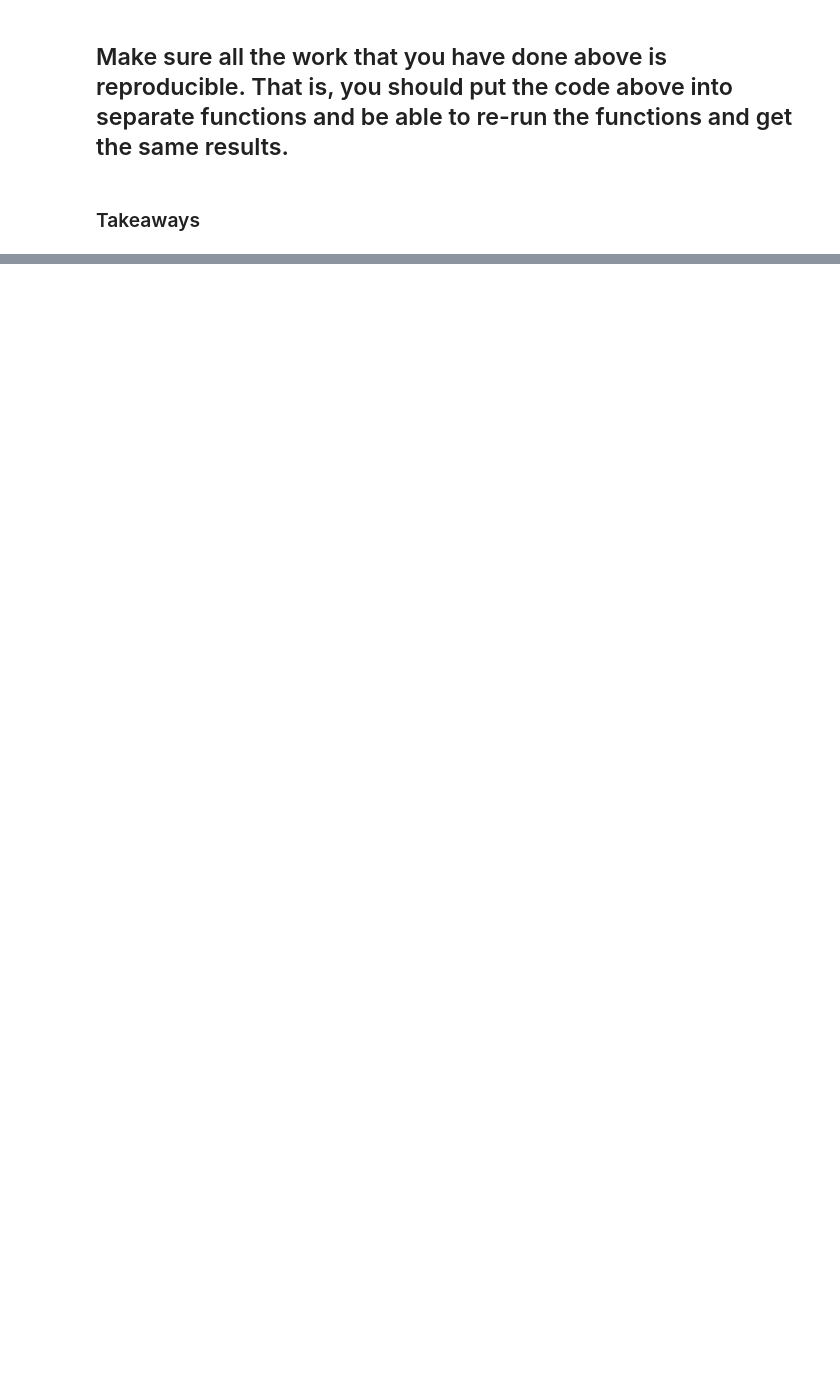
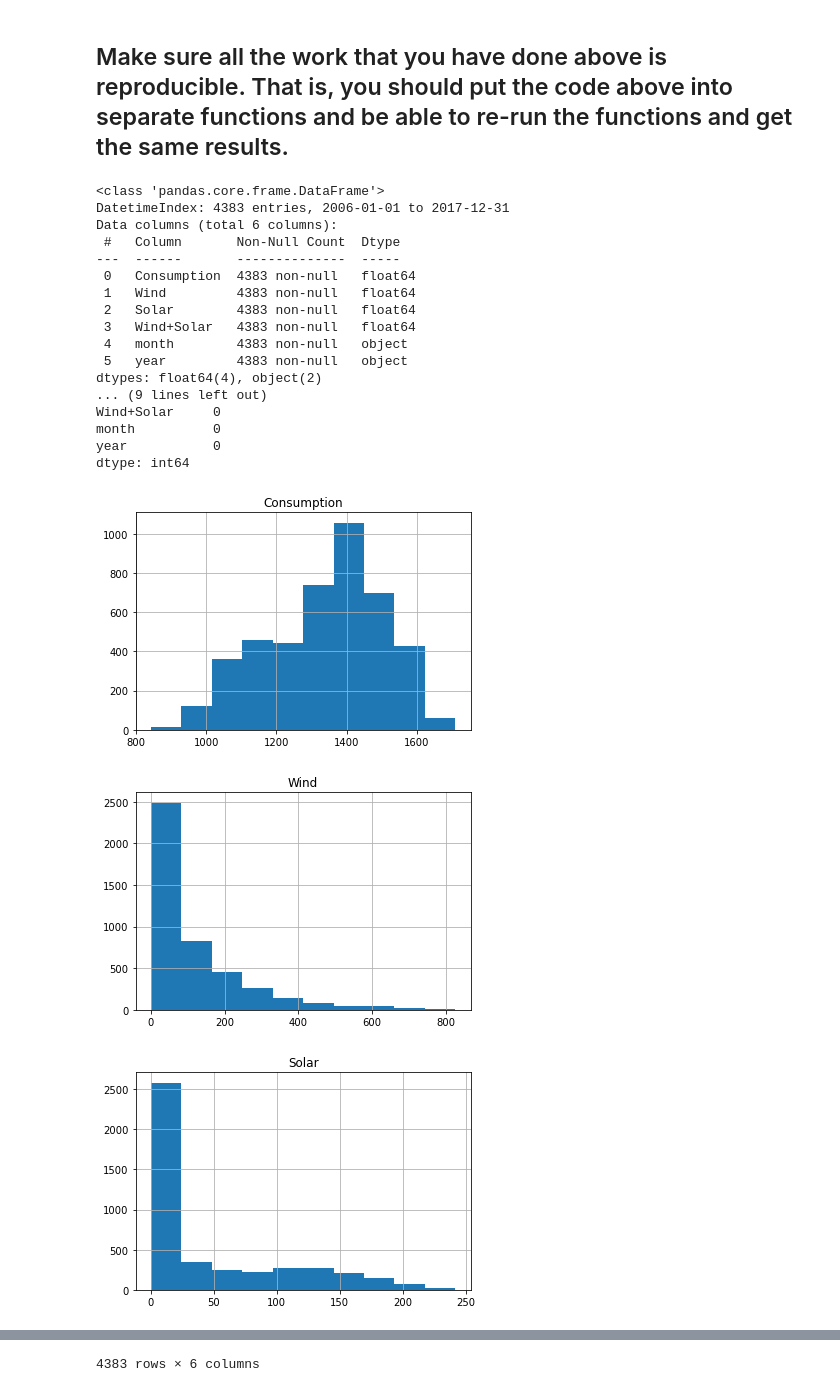
Before and after one commit to joshua-shorterivey/time-series-exercises, a Jupyter notebook: prepare.ipynb, the cells around one changed output, grey strips where cells are left out. Drawn from its saved outputs; the diff is of its cells as text; code cells hidden in the pictures; blank space fills up the shorter version.

Commit message:
added: explore.ipynb --- amended prepare.ipynb, prepare.py

```diff
--- a/prepare.ipynb
+++ b/prepare.ipynb
@@ -295,4 +388,4 @@ ops['year'] = ops.index.strftime('%Y')
 # %% [markdown]
 ## Make sure all the work that you have done above is reproducible. That is, you should put the code above into separate functions and be able to re-run the functions and get the same results.
-# %% [markdown]
-### Takeaways
+# %%
+opsd = acquire.acquire_energy()
@@ -298,0 +419,59 @@ ops['year'] = ops.index.strftime('%Y')
+# %%
+def engineer_features(df, data='sales'):
+    """
+    """
+
+    df['month'] = df.index.strftime('%b')
+
+    if data == 'sales':
+        df['day of week'] = df.index.strftime('%a')
+        df['sales_total'] = df.sale_amount * df.item_price
+    elif data == 'ops':
+        df['year'] = df.index.strftime('%Y')
+
+    return df
+# %%
+def prepare (df, data='sales'):
+    """
+    """
+
+    if data == 'sales':
+        df.sale_date = pd.to_datetime(df.sale_date, format='%a, %d %b %Y %H:%M:%S %Z')
+        df.sale_date = df.sale_date.dt.strftime('%Y-%m-%d').astype('datetime64')
+        df = df.set_index('sale_date')
+    elif data == 'ops':
+        df.Date = pd.to_datetime(df.Date)
+        df = df.set_index('Date')
+        df[df.index.year < 2011] = df[df.index.year < 2011].fillna(0)
+        df['Solar'] = np.where(df.index.year == 2011, 0, df['Solar'])
+        df['Wind+Solar'] = np.where(df.index.year == 2011, 0, df['Wind+Solar'])
+        df = df.fillna(method='ffill')
+
+    df = engineer_features(df, data)
+
+    summarize(df, data)
+
+    return df
+# %%
+prepare(opsd, 'ops')
+# %% [output]
+<class 'pandas.core.frame.DataFrame'>
+DatetimeIndex: 4383 entries, 2006-01-01 to 2017-12-31
+Data columns (total 6 columns):
+ #   Column       Non-Null Count  Dtype
+---  ------       --------------  -----
+ 0   Consumption  4383 non-null   float64
+ 1   Wind         4383 non-null   float64
+ 2   Solar        4383 non-null   float64
+ 3   Wind+Solar   4383 non-null   float64
+ 4   month        4383 non-null   object
+ 5   year         4383 non-null   object
+dtypes: float64(4), object(2)
+... (9 lines left out)
+Wind+Solar     0
+month          0
+year           0
+dtype: int64
+[figure, added]
+[figure, added]
+[figure, added]
@@ -298,0 +494 @@ ops['year'] = ops.index.strftime('%Y')
+4383 rows × 6 columns
```
Also changed, not shown: parts of 21 cells of this notebook, 2 other files.
